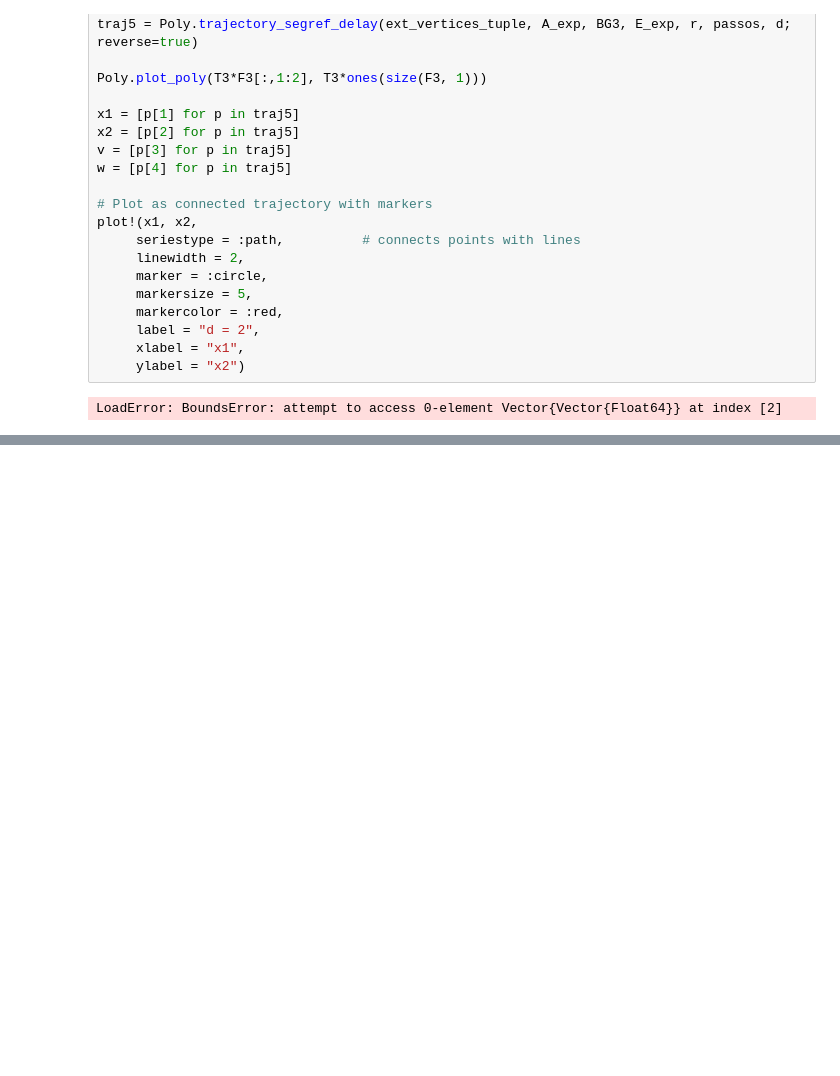
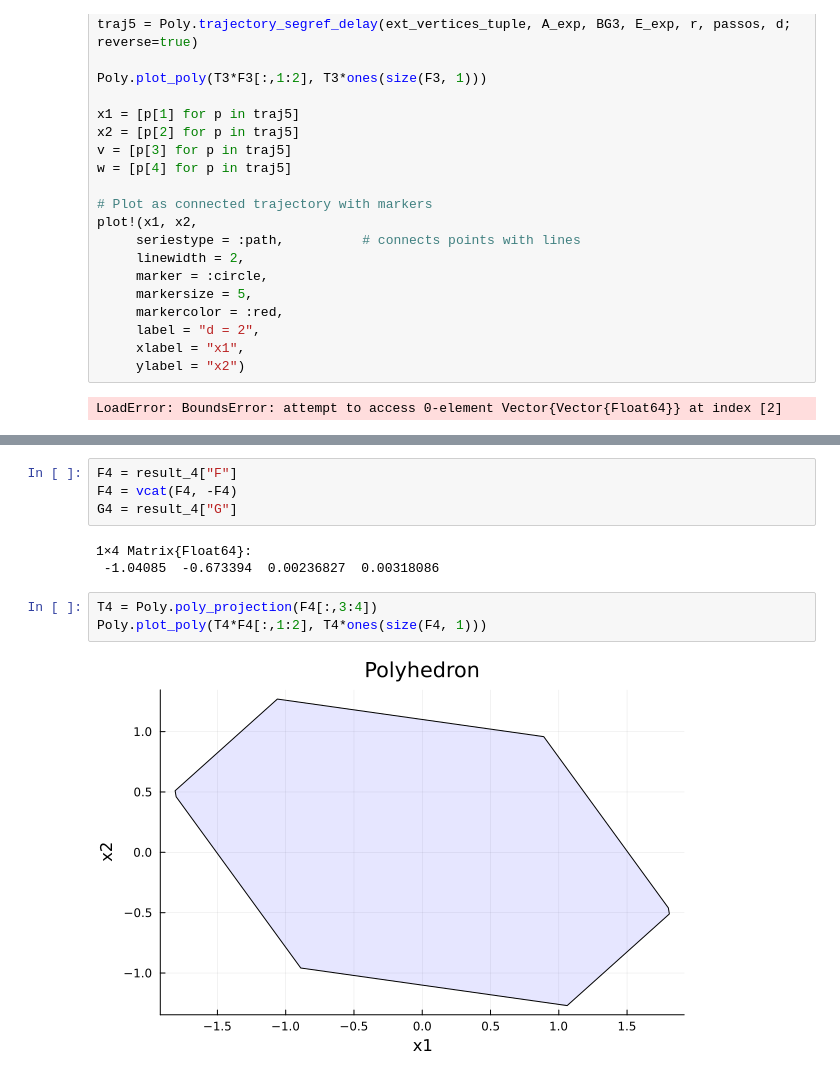
Before and after one commit to Nicholas-Wallace/Polyhedron, a Jupyter notebook: exemplo_artigo.ipynb, the cells around one changed output, grey strips where cells are left out. Drawn from its saved outputs; the diff is of its cells as text; blank space fills up the shorter version.

Commit message:
delta = 0.6 result added

```diff
--- a/exemplo_artigo.ipynb
+++ b/exemplo_artigo.ipynb
@@ -528,0 +602,12 @@ LoadError: BoundsError: attempt to access 0-element Vector{Vector{Float64}} at i
+# %%
+F4 = result_4["F"]
+F4 = vcat(F4, -F4)
+G4 = result_4["G"]
+# %% [output]
+1×4 Matrix{Float64}:
+ -1.04085  -0.673394  0.00236827  0.00318086
+# %%
+T4 = Poly.poly_projection(F4[:,3:4])
+Poly.plot_poly(T4*F4[:,1:2], T4*ones(size(F4, 1)))
+# %% [output]
+[figure, added]
```
Also changed, not shown: parts of 7 cells of this notebook.
